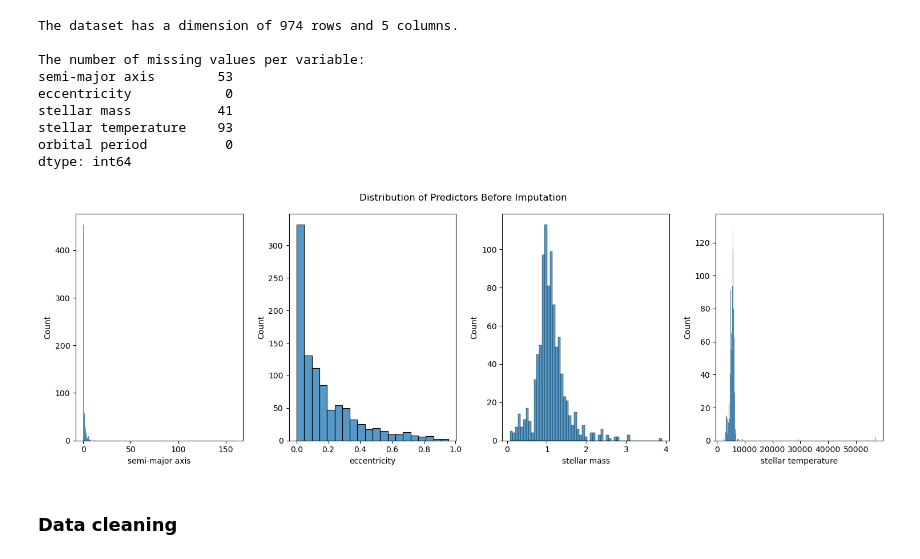
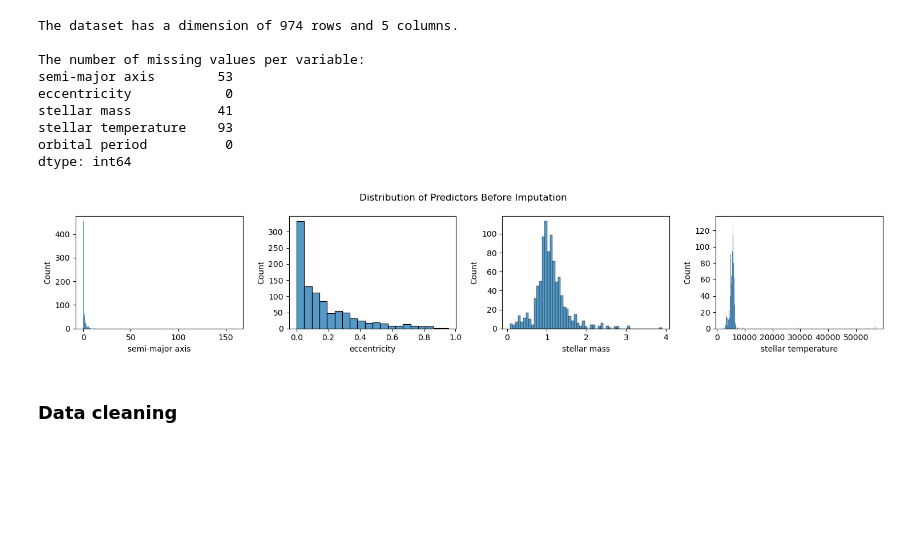
Before and after one commit to Sunnyshio/Predictive-Classification-of-Exoplanetary-Orbital-Periods, a Jupyter notebook: classification of exoplanetary orbital periods.ipynb, the cells around one changed output. Drawn from its saved outputs; the diff is of its cells as text; code cells hidden in the pictures; blank space fills up the shorter version.

```diff
--- a/classification of exoplanetary orbital periods.ipynb
+++ b/classification of exoplanetary orbital periods.ipynb
@@ -58,25 +58,25 @@ stellar temperature    93
 orbital period          0
 dtype: int64
 # %%
-plt.figure(figsize=(15, 5))
+plt.figure(figsize=(15, 3))
 
 plt.subplot(1,4,1)
 sns.histplot(x=df["semi-major axis"])
 
 plt.subplot(1,4,2)
 sns.histplot(x=df["eccentricity"])
 
 plt.subplot(1,4,3)
 sns.histplot(x=df["stellar mass"])
 
 plt.subplot(1,4,4)
 sns.histplot(x=df["stellar temperature"])
 
 plt.suptitle("Distribution of Predictors Before Imputation")
 plt.tight_layout()
 plt.show()
 # %% [output]
-[figure, old version]
+[figure, new version]
 # %% [markdown]
 ### Data cleaning
 # %%
```
Also changed, not shown: parts of 5 cells of this notebook.
